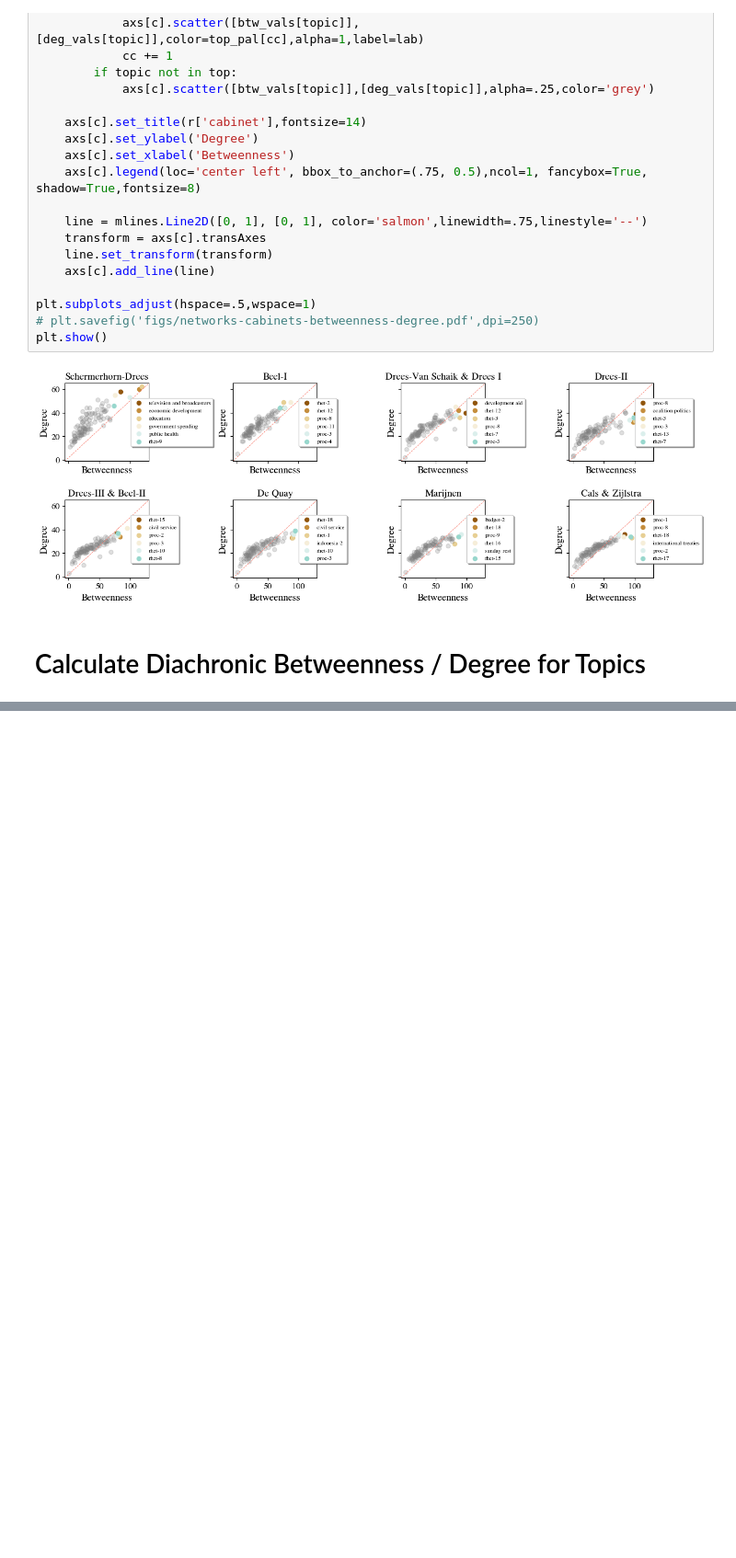
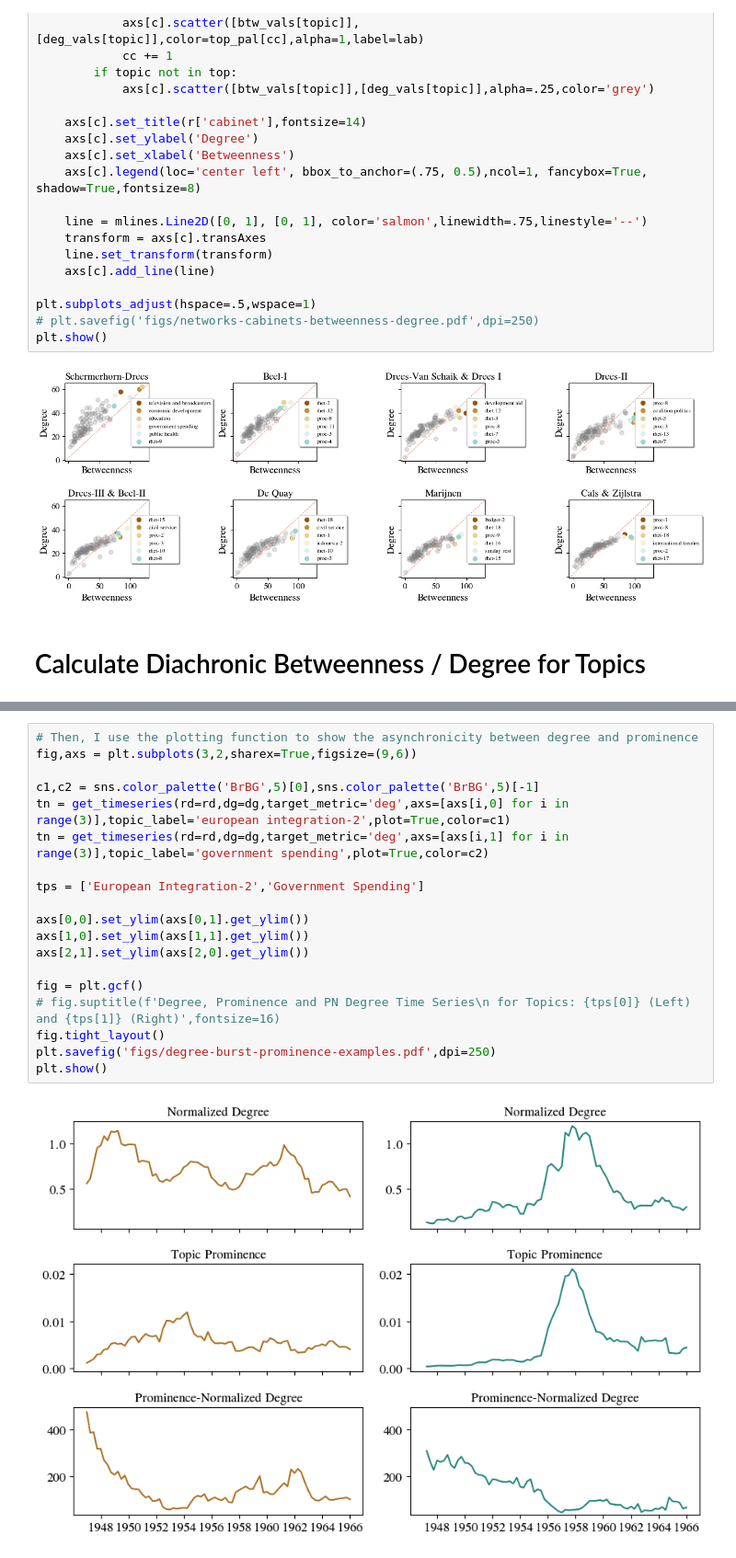
Before and after one commit to rubenros1795/linkage, a Jupyter notebook: 08-politicization.ipynb, the cells around one changed output, grey strips where cells are left out. Shown at 92% size. Saved outputs shown, nothing was run; the diff lists cells and outputs as text; blank space fills up the shorter version.

Commit message:
politicization notebook updates, degree time ser. viz.

```diff
--- a/08-politicization.ipynb
+++ b/08-politicization.ipynb
@@ -167,0 +213,21 @@ plot_pol('credit markets')
+# %%
+# Then, I use the plotting function to show the asynchronicity between degree and prominence
+fig,axs = plt.subplots(3,2,sharex=True,figsize=(9,6))
+
+c1,c2 = sns.color_palette('BrBG',5)[0],sns.color_palette('BrBG',5)[-1]
+tn = get_timeseries(rd=rd,dg=dg,target_metric='deg',axs=[axs[i,0] for i in range(3)],topic_label='european integration-2',plot=True,color=c1)
+tn = get_timeseries(rd=rd,dg=dg,target_metric='deg',axs=[axs[i,1] for i in range(3)],topic_label='government spending',plot=True,color=c2)
+
+tps = ['European Integration-2','Government Spending']
+
+axs[0,0].set_ylim(axs[0,1].get_ylim())
+axs[1,0].set_ylim(axs[1,1].get_ylim())
+axs[2,1].set_ylim(axs[2,0].get_ylim())
+
+fig = plt.gcf()
+# fig.suptitle(f'Degree, Prominence and PN Degree Time Series\n for Topics: {tps[0]} (Left) and {tps[1]} (Right)',fontsize=16)
+fig.tight_layout()
+plt.savefig('figs/degree-burst-prominence-examples.pdf',dpi=250)
+plt.show()
+# %% [output]
+[figure, added]
```
Also changed, not shown: parts of 11 cells of this notebook, 1 other file.
